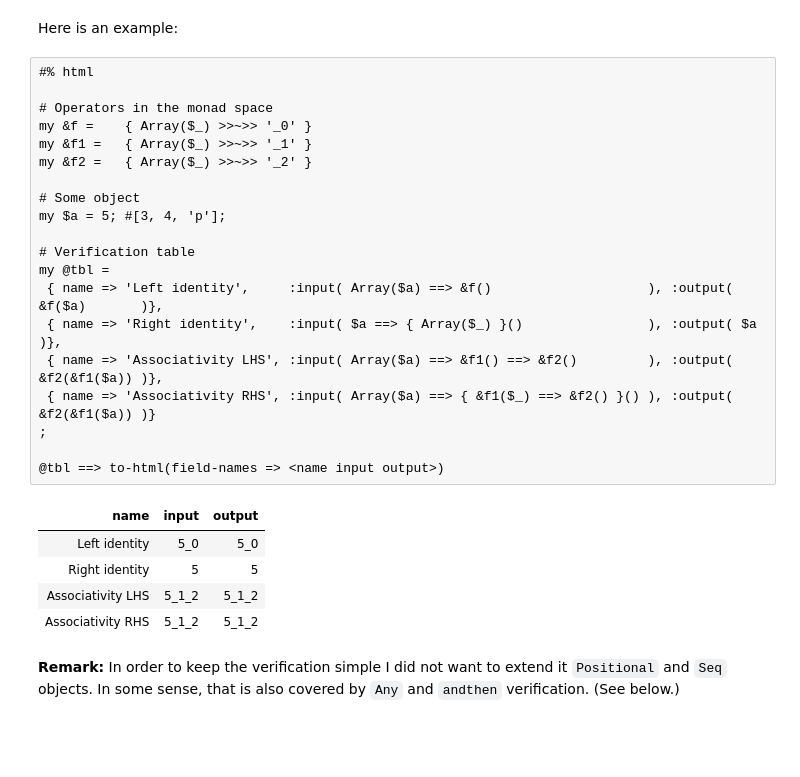
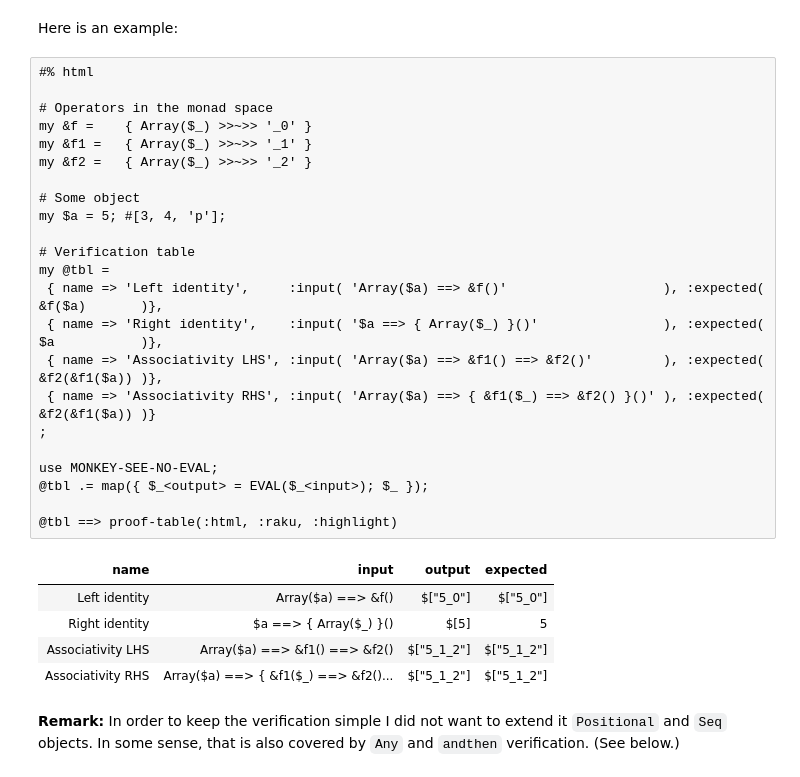
Before and after one commit to antononcube/RakuForPrediction-blog, a Jupyter notebook: Notebooks/Jupyter/Monad-laws-in-Raku.ipynb, the cells around one changed output. Saved outputs shown, nothing was run; the diff lists cells and outputs as text; blank space fills up the shorter version.

```diff
--- a/Notebooks/Jupyter/Monad-laws-in-Raku.ipynb
+++ b/Notebooks/Jupyter/Monad-laws-in-Raku.ipynb
@@ -243,29 +292,32 @@ Here is an example:
 # %%
 #% html
 
 # Operators in the monad space
 my &f =    { Array($_) >>~>> '_0' }
 my &f1 =   { Array($_) >>~>> '_1' }
 my &f2 =   { Array($_) >>~>> '_2' }
 
 # Some object
 my $a = 5; #[3, 4, 'p'];
 
 # Verification table
 my @tbl =
- { name => 'Left identity',     :input( Array($a) ==> &f()                    ), :output( &f($a)       )},
- { name => 'Right identity',    :input( $a ==> { Array($_) }()                ), :output( $a           )},
- { name => 'Associativity LHS', :input( Array($a) ==> &f1() ==> &f2()         ), :output( &f2(&f1($a)) )},
- { name => 'Associativity RHS', :input( Array($a) ==> { &f1($_) ==> &f2() }() ), :output( &f2(&f1($a)) )}
+ { name => 'Left identity',     :input( 'Array($a) ==> &f()'                    ), :expected( &f($a)       )},
+ { name => 'Right identity',    :input( '$a ==> { Array($_) }()'                ), :expected( $a           )},
+ { name => 'Associativity LHS', :input( 'Array($a) ==> &f1() ==> &f2()'         ), :expected( &f2(&f1($a)) )},
+ { name => 'Associativity RHS', :input( 'Array($a) ==> { &f1($_) ==> &f2() }()' ), :expected( &f2(&f1($a)) )}
 ;
 
-@tbl ==> to-html(field-names => <name input output>)
+use MONKEY-SEE-NO-EVAL;
+@tbl .= map({ $_<output> = EVAL($_<input>); $_ });
+
+@tbl ==> proof-table(:html, :raku, :highlight)
 # %% [output]
-| name | input | output |
-| Left identity | 5_0 | 5_0 |
-| Right identity | 5 | 5 |
-| Associativity LHS | 5_1_2 | 5_1_2 |
-| Associativity RHS | 5_1_2 | 5_1_2 |
+| name | input | output | expected |
+| Left identity | Array($a) ==> &f() | $["5_0"] | $["5_0"] |
+| Right identity | $a ==> { Array($_) }() | $[5] | 5 |
+| Associativity LHS | Array($a) ==> &f1() ==> &f2() | $["5_1_2"] | $["5_1_2"] |
+| Associativity RHS | Array($a) ==> { &f1($_) ==> &f2()... | $["5_1_2"] | $["5_1_2"] |
 # %% [markdown]
 **Remark:** In order to keep the verification simple I did not want to extend it `Positional` and `Seq` objects. In some sense, that is also covered by `Any` and `andthen` verification. (See below.)
 # %% [markdown]
```
Also changed, not shown: parts of 40 cells of this notebook.
